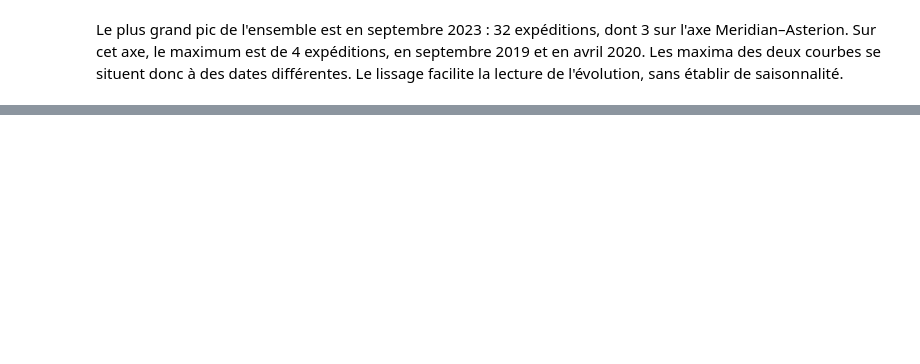
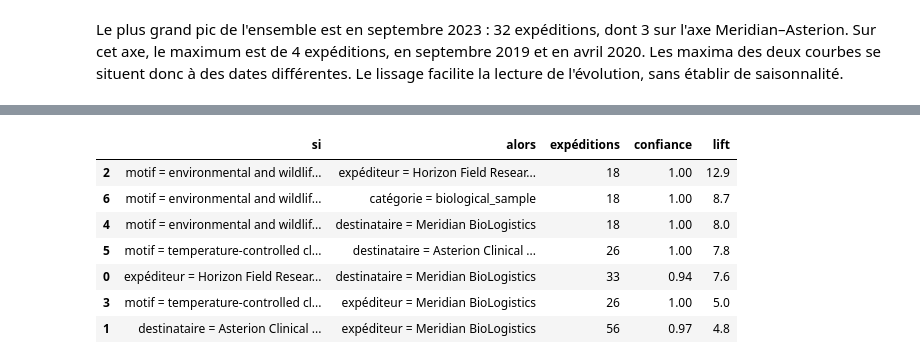
Before and after one commit to a-t-richard/20262027-UE-DataMining-Project, a Jupyter notebook: 04_logistics_analyse.ipynb, the cells around one changed output, grey strips where cells are left out. Saved outputs shown, nothing was run; the diff lists cells and outputs as text; code cells hidden in the pictures; blank space fills up the shorter version.

```diff
--- a/04_logistics_analyse.ipynb
+++ b/04_logistics_analyse.ipynb
@@ -986,0 +1031,25 @@ Le plus grand pic de l'ensemble est en septembre 2023 : 32 expéditions, dont 3
+# %%
+carac = pd.DataFrame({"expéditeur": exp["expediteur"], "destinataire": exp["destinataire"],
+                      "catégorie": exp["item_category"], "motif": exp["declared_purpose"]})
+regles = []
+for a in carac.columns:
+    for b in carac.columns:
+        if a == b:
+            continue
+        compte = carac.groupby([a, b]).size()
+        for (va, vb), n in compte.items():
+            confiance = n / (carac[a] == va).sum()
+            lift = confiance / (carac[b] == vb).mean()
+            if n >= 10 and confiance >= 0.9:
+                regles.append({"si": f"{a} = {va}", "alors": f"{b} = {vb}", "expéditions": n,
+                               "confiance": round(confiance, 2), "lift": round(lift, 1)})
+pd.DataFrame(regles).sort_values("lift", ascending=False)
+# %% [output]
+|  | si | alors | expéditions | confiance | lift |
+| 2 | motif = environmental and wildlif... | expéditeur = Horizon Field Resear... | 18 | 1.00 | 12.9 |
+| 6 | motif = environmental and wildlif... | catégorie = biological_sample | 18 | 1.00 | 8.7 |
+| 4 | motif = environmental and wildlif... | destinataire = Meridian BioLogistics | 18 | 1.00 | 8.0 |
+| 5 | motif = temperature-controlled cl... | destinataire = Asterion Clinical ... | 26 | 1.00 | 7.8 |
+| 0 | expéditeur = Horizon Field Resear... | destinataire = Meridian BioLogistics | 33 | 0.94 | 7.6 |
+| 3 | motif = temperature-controlled cl... | expéditeur = Meridian BioLogistics | 26 | 1.00 | 5.0 |
+| 1 | destinataire = Asterion Clinical ... | expéditeur = Meridian BioLogistics | 56 | 0.97 | 4.8 |
```
Also changed, not shown: parts of 28 cells of this notebook, 1 other file.
